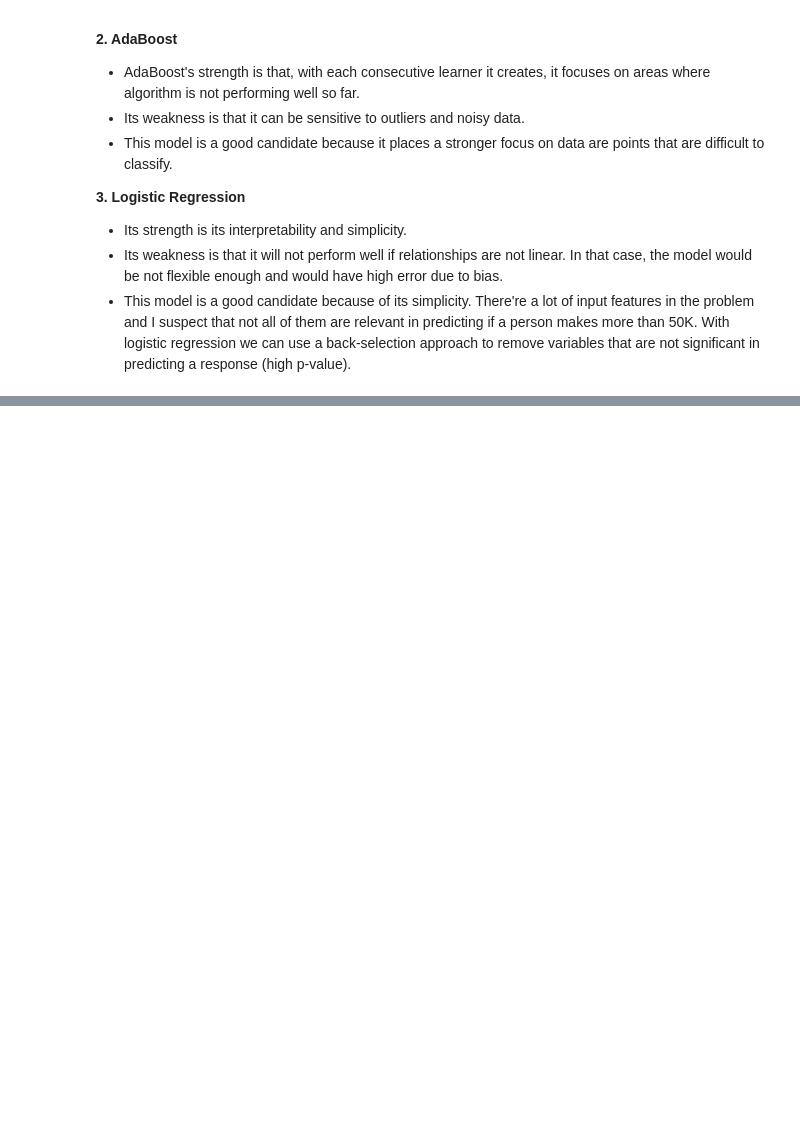
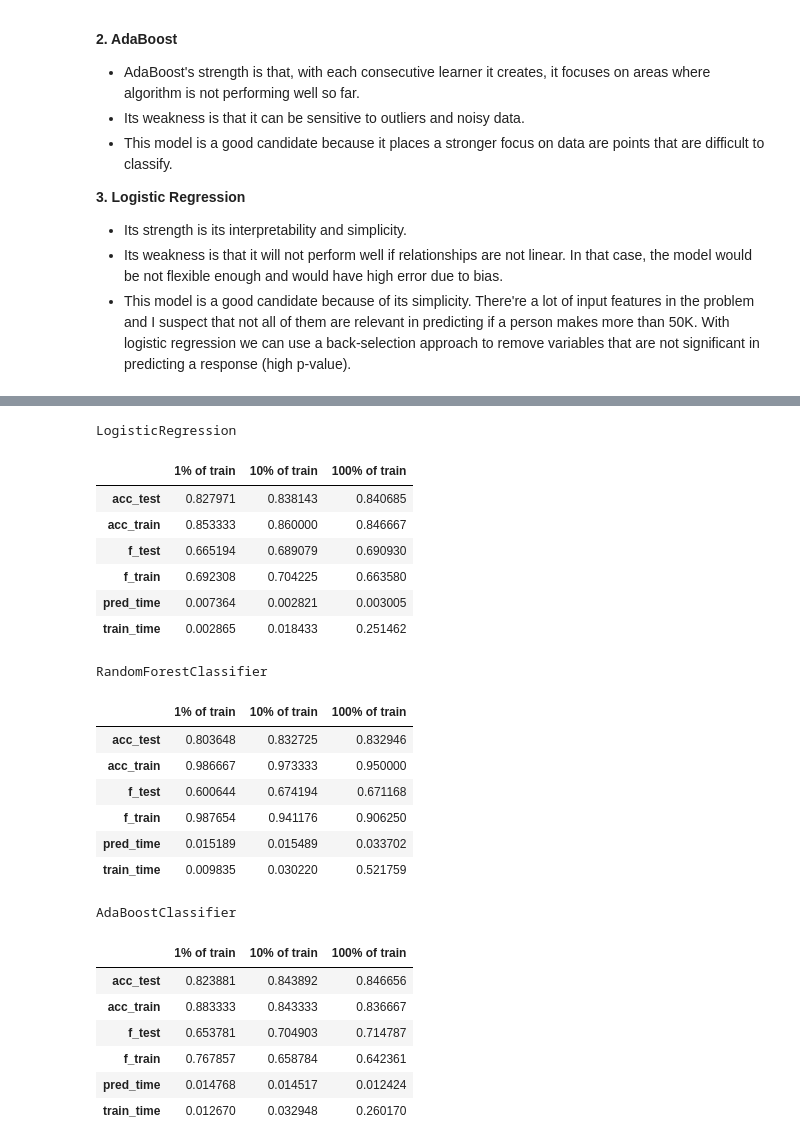
Before and after one commit to dvokinsark/ML-Charity-competition, a Jupyter notebook: finding_donors.ipynb, the cells around one changed output, grey strips where cells are left out. Drawn from its saved outputs; the diff is of its cells as text; code cells hidden in the pictures; blank space fills up the shorter version.

```diff
--- a/finding_donors.ipynb
+++ b/finding_donors.ipynb
@@ -292,0 +293,31 @@ vs.evaluate(results, accuracy, fscore)
+# %%
+for i in results.items():
+    print(i[0])
+    display(pd.DataFrame(i[1]).rename(columns={0:'1% of train',
+                                                1:'10% of train',
+                                                2: '100% of train'}))
+# %% [output]
+LogisticRegression
+|  | 1% of train | 10% of train | 100% of train |
+| acc_test | 0.827971 | 0.838143 | 0.840685 |
+| acc_train | 0.853333 | 0.860000 | 0.846667 |
+| f_test | 0.665194 | 0.689079 | 0.690930 |
+| f_train | 0.692308 | 0.704225 | 0.663580 |
+| pred_time | 0.007364 | 0.002821 | 0.003005 |
+| train_time | 0.002865 | 0.018433 | 0.251462 |
+RandomForestClassifier
+|  | 1% of train | 10% of train | 100% of train |
+| acc_test | 0.803648 | 0.832725 | 0.832946 |
+| acc_train | 0.986667 | 0.973333 | 0.950000 |
+| f_test | 0.600644 | 0.674194 | 0.671168 |
+| f_train | 0.987654 | 0.941176 | 0.906250 |
+| pred_time | 0.015189 | 0.015489 | 0.033702 |
+| train_time | 0.009835 | 0.030220 | 0.521759 |
+AdaBoostClassifier
+|  | 1% of train | 10% of train | 100% of train |
+| acc_test | 0.823881 | 0.843892 | 0.846656 |
+| acc_train | 0.883333 | 0.843333 | 0.836667 |
+| f_test | 0.653781 | 0.704903 | 0.714787 |
+| f_train | 0.767857 | 0.658784 | 0.642361 |
+| pred_time | 0.014768 | 0.014517 | 0.012424 |
+| train_time | 0.012670 | 0.032948 | 0.260170 |
```
Also changed, not shown: parts of 4 cells of this notebook.
